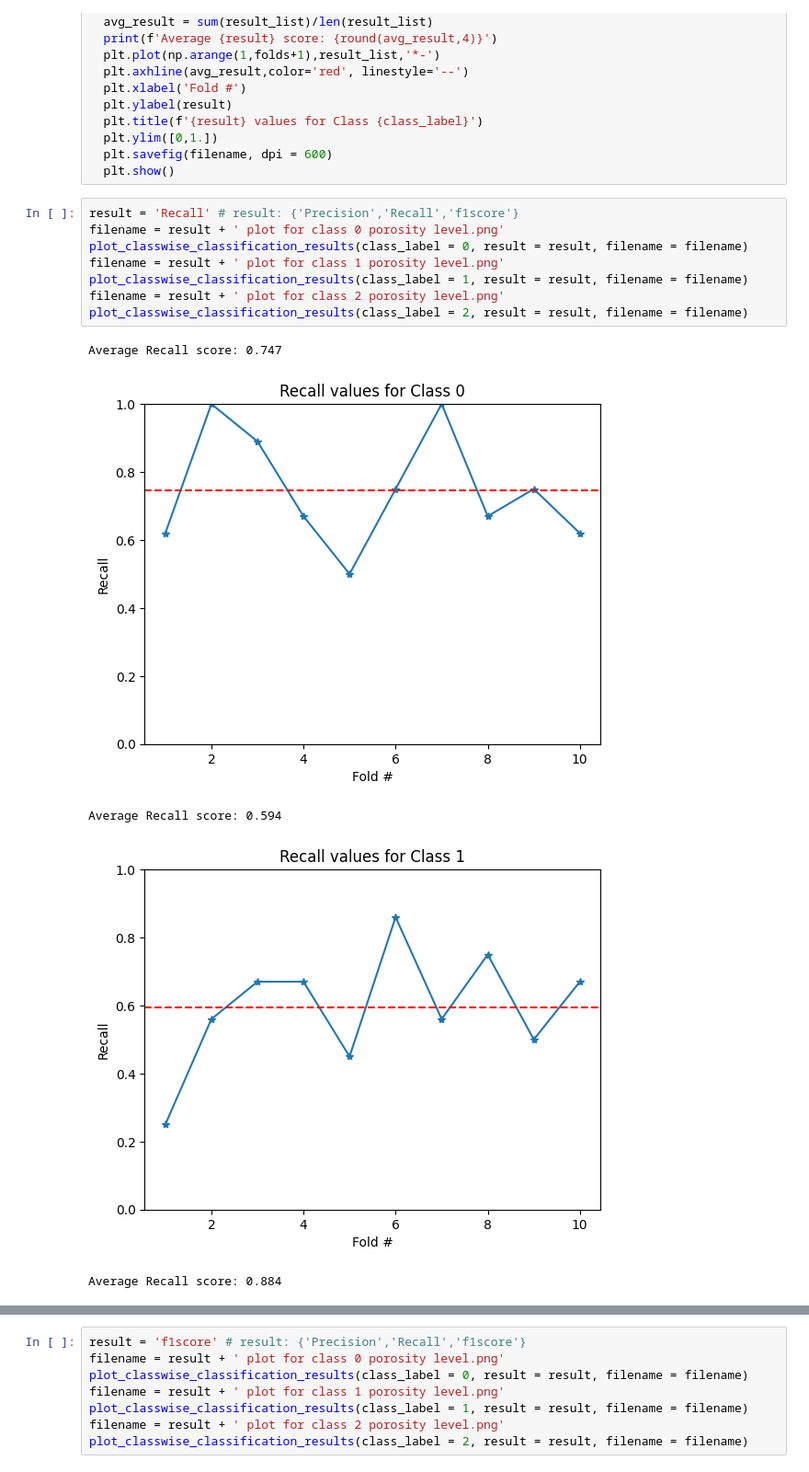
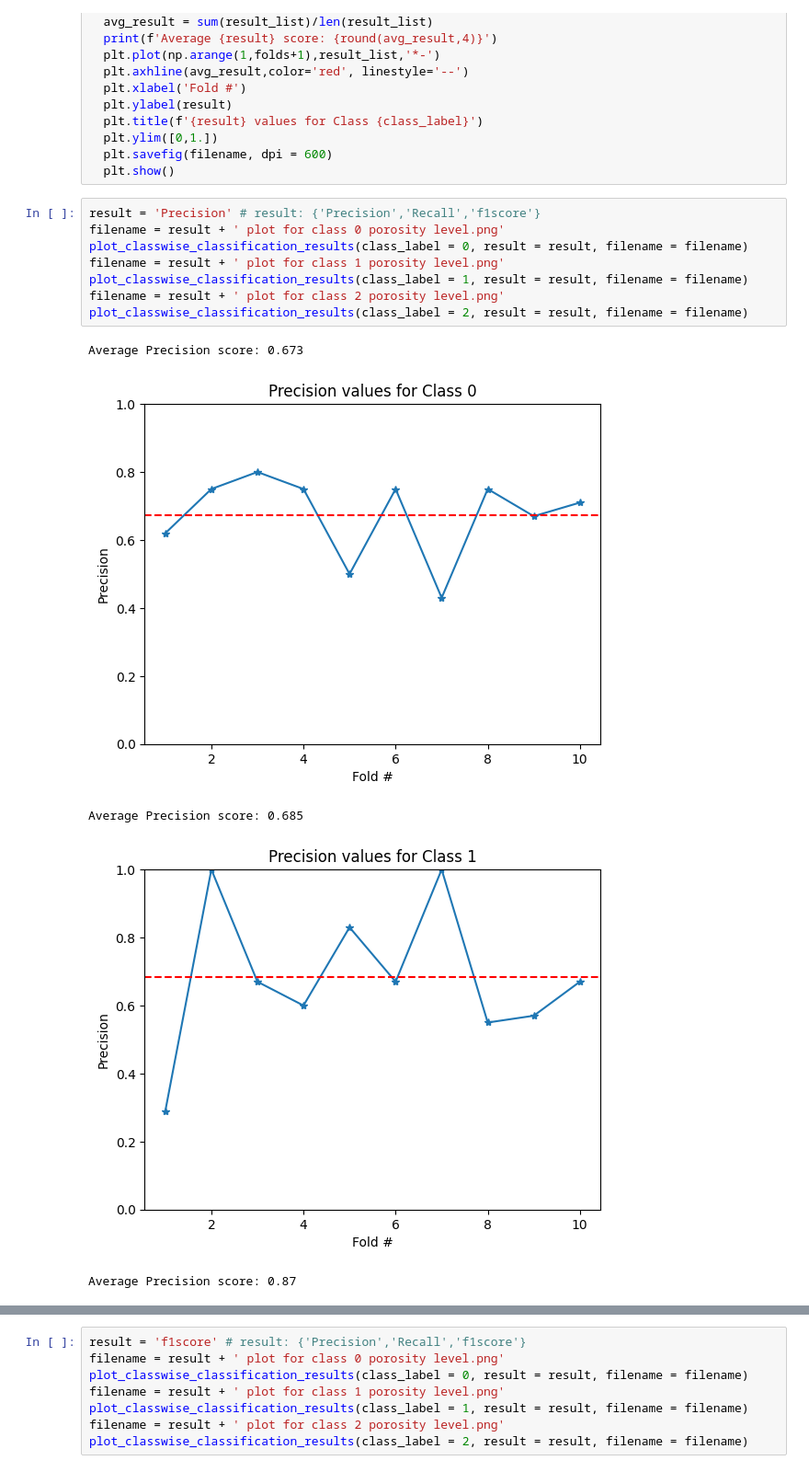
Before and after one commit to nazmulhasan202/WIP_NoteBooks, a Jupyter notebook: Classification of Porosity Level.ipynb, the cells around one changed output, grey strips where cells are left out. Shown at 92% size. Cells and saved outputs as stored; diff of their text form.

Commit message:
Updated figures

```diff
--- a/Classification of Porosity Level.ipynb
+++ b/Classification of Porosity Level.ipynb
@@ -861,16 +861,16 @@ def plot_classwise_classification_results(class_label,result, filename):
   plt.savefig(filename, dpi = 600)
   plt.show()
 # %%
-result = 'Recall' # result: {'Precision','Recall','f1score'}
+result = 'Precision' # result: {'Precision','Recall','f1score'}
 filename = result + ' plot for class 0 porosity level.png'
 plot_classwise_classification_results(class_label = 0, result = result, filename = filename)
 filename = result + ' plot for class 1 porosity level.png'
 plot_classwise_classification_results(class_label = 1, result = result, filename = filename)
 filename = result + ' plot for class 2 porosity level.png'
 plot_classwise_classification_results(class_label = 2, result = result, filename = filename)
 # %% [output]
-Average Recall score: 0.747
+Average Precision score: 0.673
-[figure, old version]
+[figure, new version]
-Average Recall score: 0.594
+Average Precision score: 0.685
-[figure, old version]
+[figure, new version]
-Average Recall score: 0.884
+Average Precision score: 0.87
```
Also changed, not shown: parts of 2 cells of this notebook, 3 other files.
